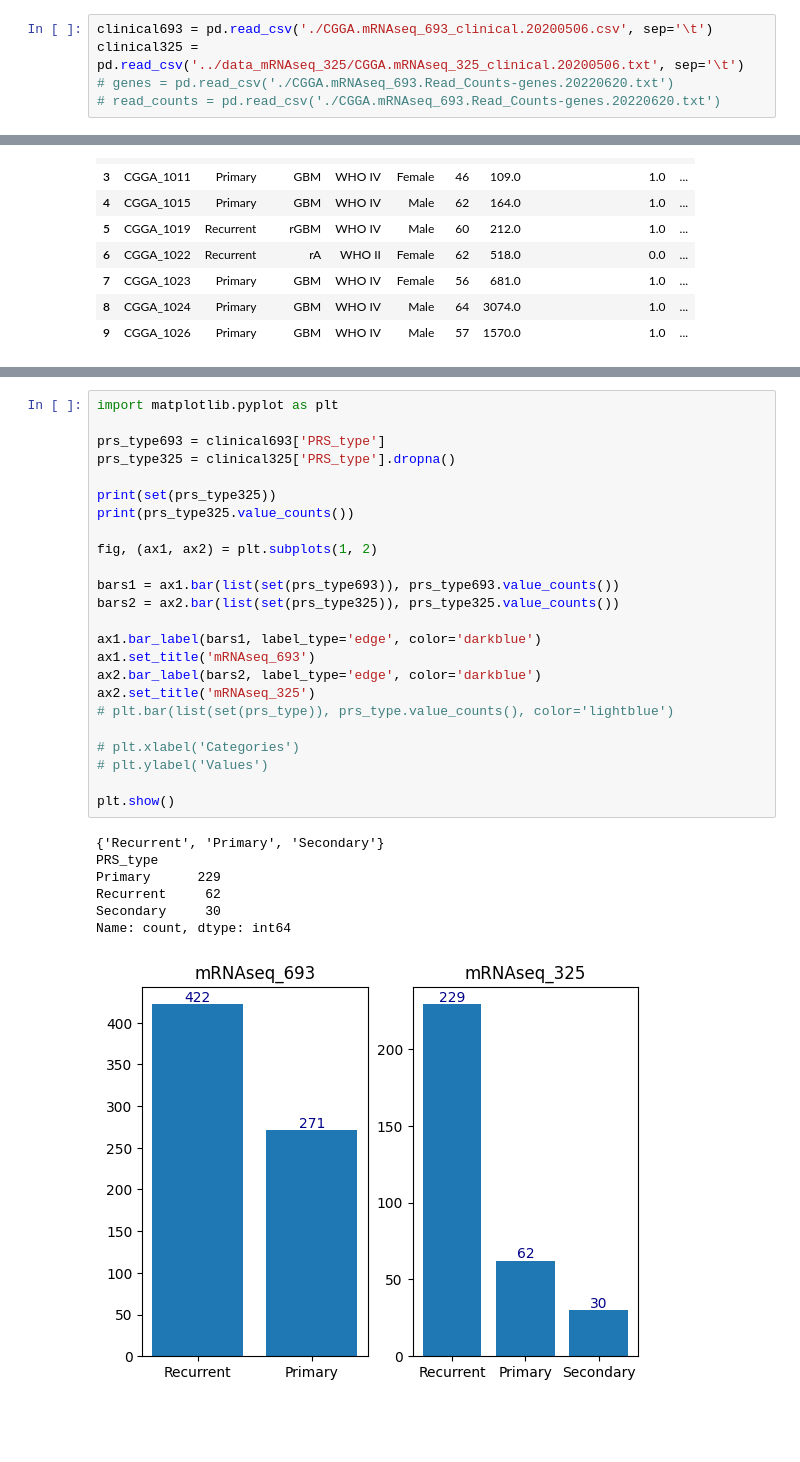
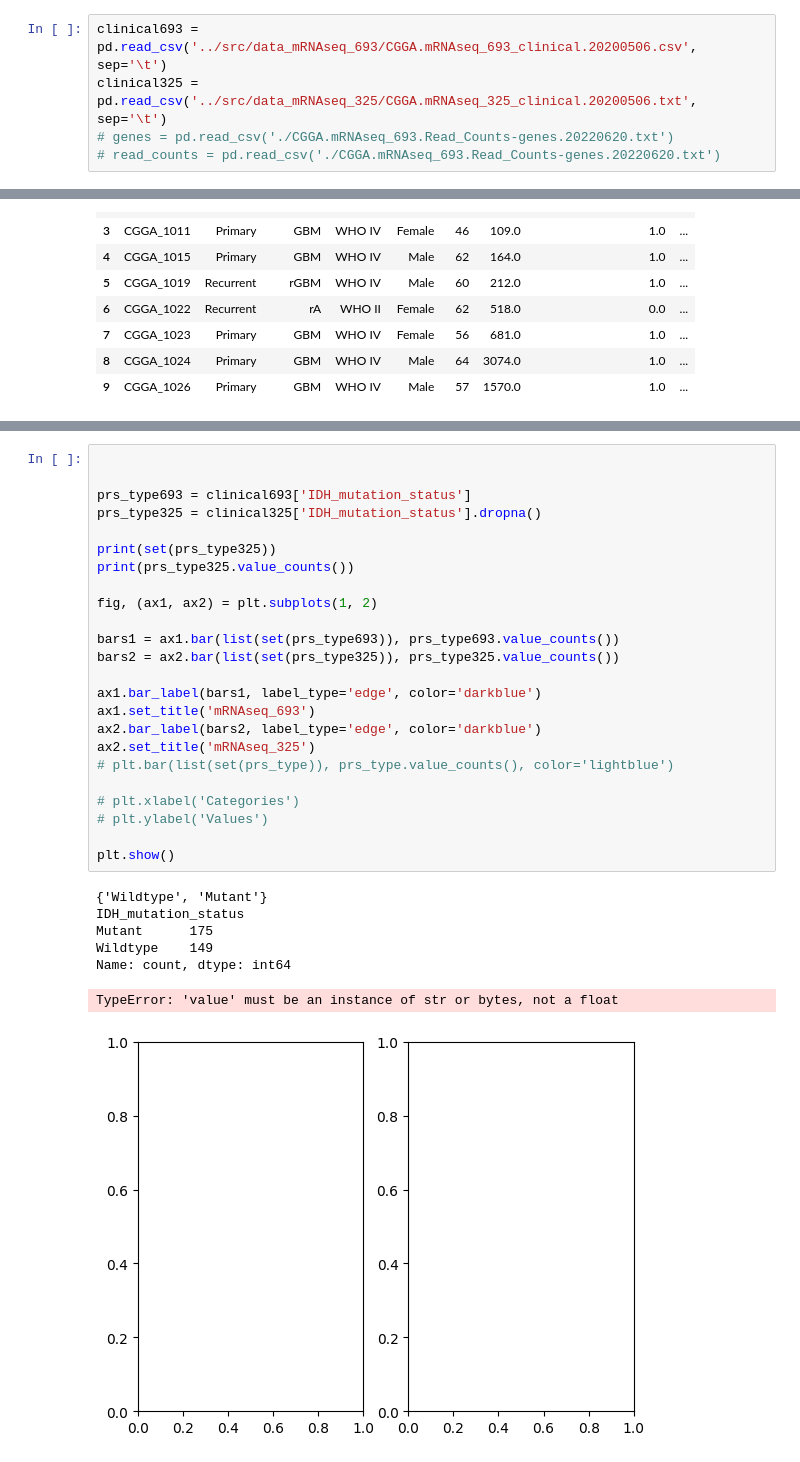
Before and after one commit to veneling/CGGA_dissertation, a Jupyter notebook: analysis.ipynb, the cells around one changed output, grey strips where cells are left out. Cells and saved outputs as stored; diff of their text form; blank space fills up the shorter version.

```diff
--- a/analysis.ipynb
+++ b/analysis.ipynb
@@ -1,8 +1,8 @@
 # %%
 import pandas as pd
 # %%
-clinical693 = pd.read_csv('./CGGA.mRNAseq_693_clinical.20200506.csv', sep='\t')
-clinical325 = pd.read_csv('../data_mRNAseq_325/CGGA.mRNAseq_325_clinical.20200506.txt', sep='\t')
+clinical693 = pd.read_csv('../src/data_mRNAseq_693/CGGA.mRNAseq_693_clinical.20200506.csv', sep='\t')
+clinical325 = pd.read_csv('../src/data_mRNAseq_325/CGGA.mRNAseq_325_clinical.20200506.txt', sep='\t')
 # genes = pd.read_csv('./CGGA.mRNAseq_693.Read_Counts-genes.20220620.txt')
 # read_counts = pd.read_csv('./CGGA.mRNAseq_693.Read_Counts-genes.20220620.txt')
 # %%
@@ -39,32 +51,32 @@ Index: []
 # %%
-import matplotlib.pyplot as plt
 
-prs_type693 = clinical693['PRS_type']
-prs_type325 = clinical325['PRS_type'].dropna()
+
+prs_type693 = clinical693['IDH_mutation_status']
+prs_type325 = clinical325['IDH_mutation_status'].dropna()
 
 print(set(prs_type325))
 print(prs_type325.value_counts())
 
 fig, (ax1, ax2) = plt.subplots(1, 2)
 
 bars1 = ax1.bar(list(set(prs_type693)), prs_type693.value_counts())
 bars2 = ax2.bar(list(set(prs_type325)), prs_type325.value_counts())
 
 ax1.bar_label(bars1, label_type='edge', color='darkblue')
 ax1.set_title('mRNAseq_693')
 ax2.bar_label(bars2, label_type='edge', color='darkblue')
 ax2.set_title('mRNAseq_325')
 # plt.bar(list(set(prs_type)), prs_type.value_counts(), color='lightblue')
 
 # plt.xlabel('Categories')
 # plt.ylabel('Values')
 
 plt.show()
 # %% [output]
-{'Recurrent', 'Primary', 'Secondary'}
-PRS_type
-Primary      229
-Recurrent     62
-Secondary     30
+{'Wildtype', 'Mutant'}
+IDH_mutation_status
+Mutant      175
+Wildtype    149
 Name: count, dtype: int64
+TypeError: 'value' must be an instance of str or bytes, not a float
-[figure, old version]
+[figure, new version]
```
Also changed, not shown: parts of 1 cell of this notebook, 1 other file.
